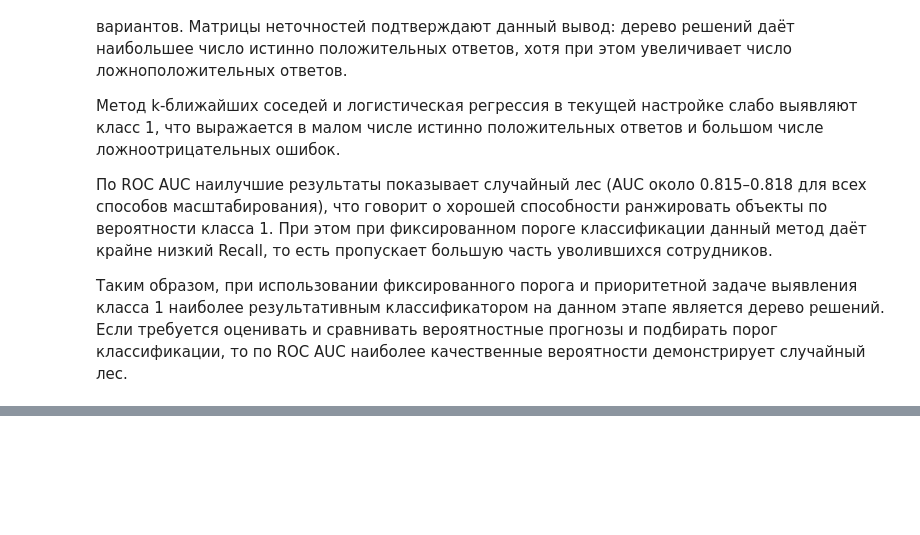
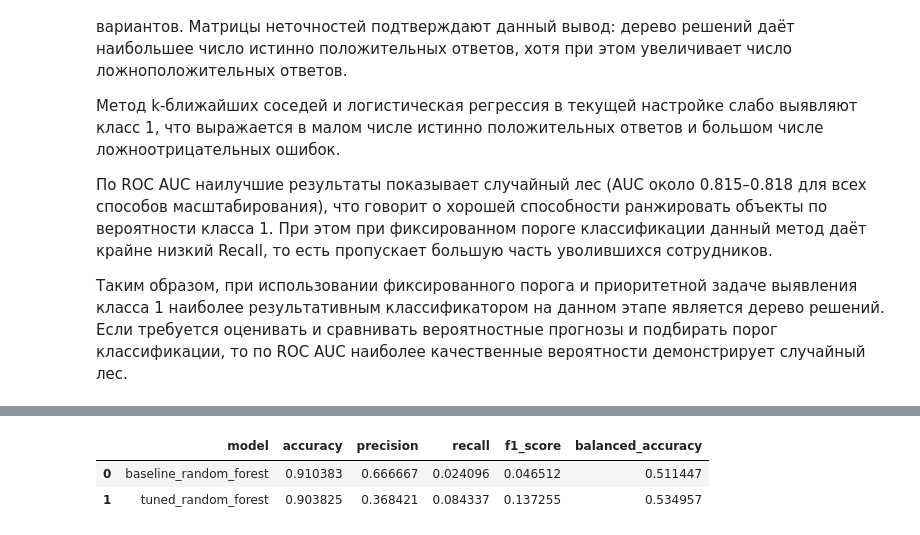
Before and after one commit to cocahonka/suai-data-science-labs, a Jupyter notebook: lab5/ЛР5_Мясников_2.ipynb, the cells around one changed output, grey strips where cells are left out. Drawn from its saved outputs; the diff is of its cells as text; code cells hidden in the pictures; blank space fills up the shorter version.

```diff
--- a/lab5/ЛР5_Мясников_2.ipynb
+++ b/lab5/ЛР5_Мясников_2.ipynb
@@ -701,0 +775,94 @@ for scaler_name in model_results:
+# %%
+from sklearn.ensemble import RandomForestClassifier
+from sklearn.model_selection import GridSearchCV
+from sklearn.metrics import (
+    accuracy_score,
+    balanced_accuracy_score,
+    f1_score,
+    precision_score,
+    recall_score,
+)
+
+# выбор обучающих и тестовых данных для standard scaler
+X_train_standard = scaled_data["standard"]["X_train"]
+X_test_standard = scaled_data["standard"]["X_test"]
+y_train_standard = scaled_data["standard"]["y_train"]
+y_test_standard = scaled_data["standard"]["y_test"]
+
+# базовая модель случайного леса
+base_model = RandomForestClassifier(n_estimators=100, random_state=seed)
+
+# сетка гиперпараметров для подбора
+param_grid = {
+    # число деревьев в ансамбле
+    "n_estimators": [10, 25, 50, 100, 150, 200],
+
+    # максимальная глубина отдельного дерева
+    # None = без ограничения глубины
+    "max_depth": [None, 2, 5, 8, 10, 12, 16, 20],
+
+    # минимальное число объектов для разбиения узла
+    "min_samples_split": [2, 4, 6, 8, 10],
+
+    # минимальное число объектов в листовом узле
+    "min_samples_leaf": [1, 2, 4, 6],
+
+    # число признаков, используемых при разбиении в каждом узле
+    "max_features": ["sqrt", "log2", None],
+}
+
+
+# подбор гиперпараметров по сбалансированной точности
+# cv – число разбиений на обучающие и валидационные подвыборки (кросс-валидация)
+# scoring – метрика качества, по которой выбираются лучшие гиперпараметры
+# n_jobs – число параллельных задач, -1 означает использование всех доступных ядер
+grid_search = GridSearchCV(
+    estimator=base_model,
+    param_grid=param_grid,
+    cv=3,
+    scoring="balanced_accuracy",
+    n_jobs=-1,
+)
+
+grid_search.fit(X_train_standard, y_train_standard)
+
+print("лучшие гиперпараметры случайного леса:")
+print(grid_search.best_params_)
+
+# сравнение качества базовой модели и модели с подобранными параметрами
+best_model = grid_search.best_estimator_
+
+base_model.fit(X_train_standard, y_train_standard)
+
+y_pred_base = base_model.predict(X_test_standard)
+y_pred_best = best_model.predict(X_test_standard)
+
+rows = []
+
+for name, y_pred in [
+    ("baseline_random_forest", y_pred_base),
+    ("tuned_random_forest", y_pred_best),
+]:
+    acc = accuracy_score(y_test_standard, y_pred)
+    prec = precision_score(y_test_standard, y_pred, zero_division=0)
+    rec = recall_score(y_test_standard, y_pred, zero_division=0)
+    f1 = f1_score(y_test_standard, y_pred, zero_division=0)
+    bal_acc = balanced_accuracy_score(y_test_standard, y_pred)
+
+    rows.append(
+        {
+            "model": name,
+            "accuracy": acc,
+            "precision": prec,
+            "recall": rec,
+            "f1_score": f1,
+            "balanced_accuracy": bal_acc,
+        }
+    )
+
+rf_compare_df = pd.DataFrame(rows)
+
+print()
+print("сравнение метрик для базовой и настроенной моделей случайного леса:")
+display(rf_compare_df)
+# %% [output]
@@ -701,0 +873,3 @@ for scaler_name in model_results:
+|  | model | accuracy | precision | recall | f1_score | balanced_accuracy |
+| 0 | baseline_random_forest | 0.910383 | 0.666667 | 0.024096 | 0.046512 | 0.511447 |
+| 1 | tuned_random_forest | 0.903825 | 0.368421 | 0.084337 | 0.137255 | 0.534957 |
```
Also changed, not shown: parts of 10 cells of this notebook, 1 other file.
